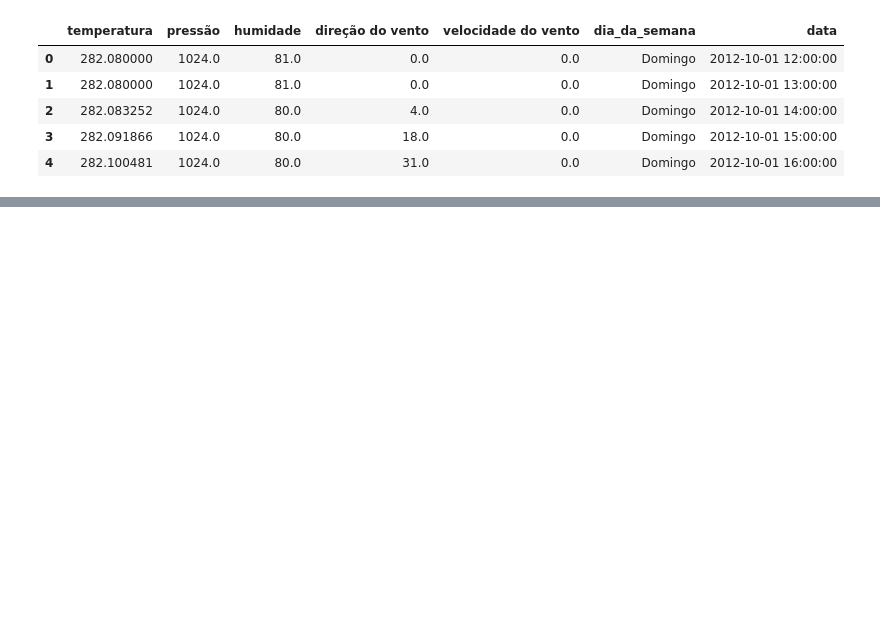
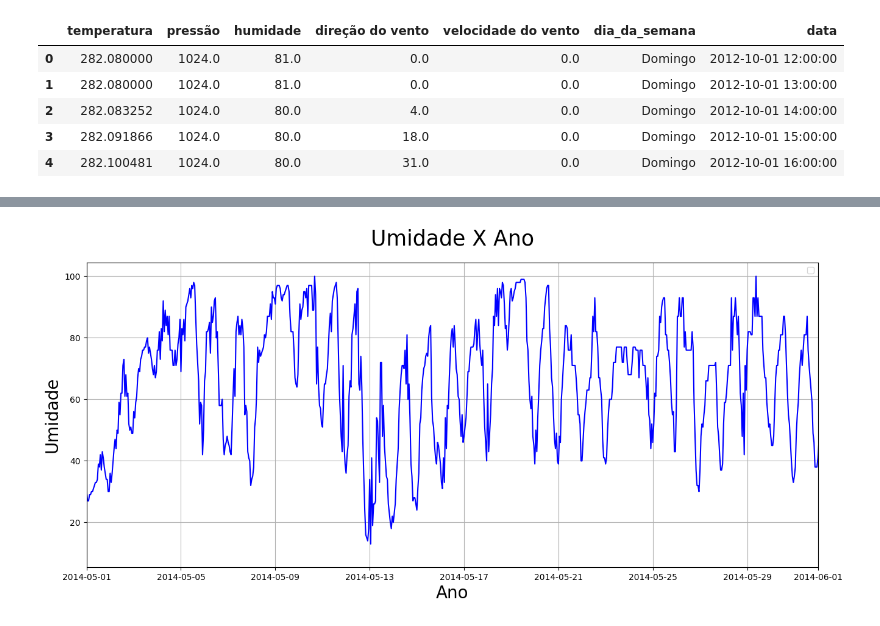
Before and after one commit to Lusan-create/2Sem-Inteligencia_Artificial, a Jupyter notebook: Aula_08.09/Topson.ipynb, the cells around one changed output, grey strips where cells are left out. Saved outputs shown, nothing was run; the diff lists cells and outputs as text; code cells hidden in the pictures; blank space fills up the shorter version.

```diff
--- a/Aula_08.09/Topson.ipynb
+++ b/Aula_08.09/Topson.ipynb
@@ -33,0 +59,27 @@ eixo.legend() # exibe a legenda
+# %%
+fig = plt.figure(figsize=(12,5))
+eixo = fig.add_axes([0,0,1,1]) # cria os eixos da figura
+eixo.plot(df['data'],df['humidade'],color='b') # plota o gráfico
+eixo.grid(True) # ativa a grade do gráfico
+#definindo o período do grafico
+eixo.set_xlim(datetime.datetime(2014,5,1),datetime.datetime(2014,6,1)) # define o período do grafico
+eixo.set_title('Umidade X Ano',fontsize=25,pad=20) #titulo do grafico
+eixo.set_xlabel('Ano',fontsize=20) # titulo do eixo x
+eixo.set_ylabel('Umidade',fontsize=20) # titulo do eixo y
+eixo.legend() # exibe a legenda
+
+x1 = df['data'][df['humidade'].idxmax()]  # posição em X
+y1 = max(df['humidade'])                   # valor máximo
+x2 = df['data'][df['humidade'].idxmax()-60]
+y2 = max(df['humidade']) - 5               # desloca o texto para cima
+eixo.annotate('Máximo', xy=(x1, y1), fontsize=20,
+              xytext=(x2, y2), arrowprops=dict(facecolor='k'))
+
+# Anotação do valor mínimo
+x1 = df['data'][df['humidade'].idxmin()]  # posição em X
+y1 = min(df['humidade'])                   # valor mínimo
+x2 = df['data'][df['humidade'].idxmin()-60]
+y2 = min(df['humidade']) + 5               # desloca o texto para cima
+eixo.annotate('Mínimo', xy=(x1, y1), fontsize=20,
+xytext=(x2, y2), arrowprops=dict(facecolor='k'))
+# %% [output]
@@ -34,3 +87,4 @@ eixo.legend() # exibe a legenda
+[figure, added]
 # %%
 #Gráfico Velocidade do vento x Ano
 
```
Also changed, not shown: parts of 3 cells of this notebook, 1 other file.
